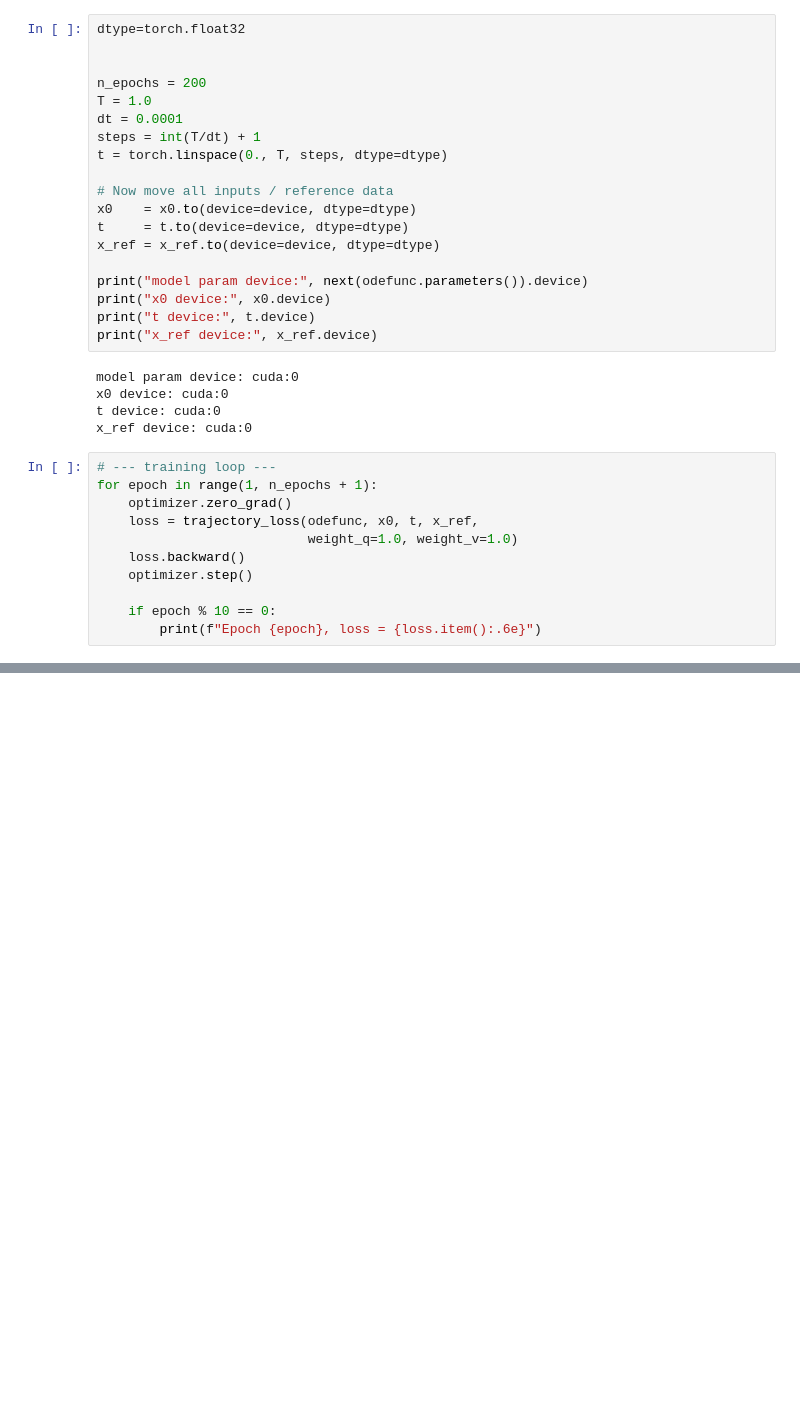
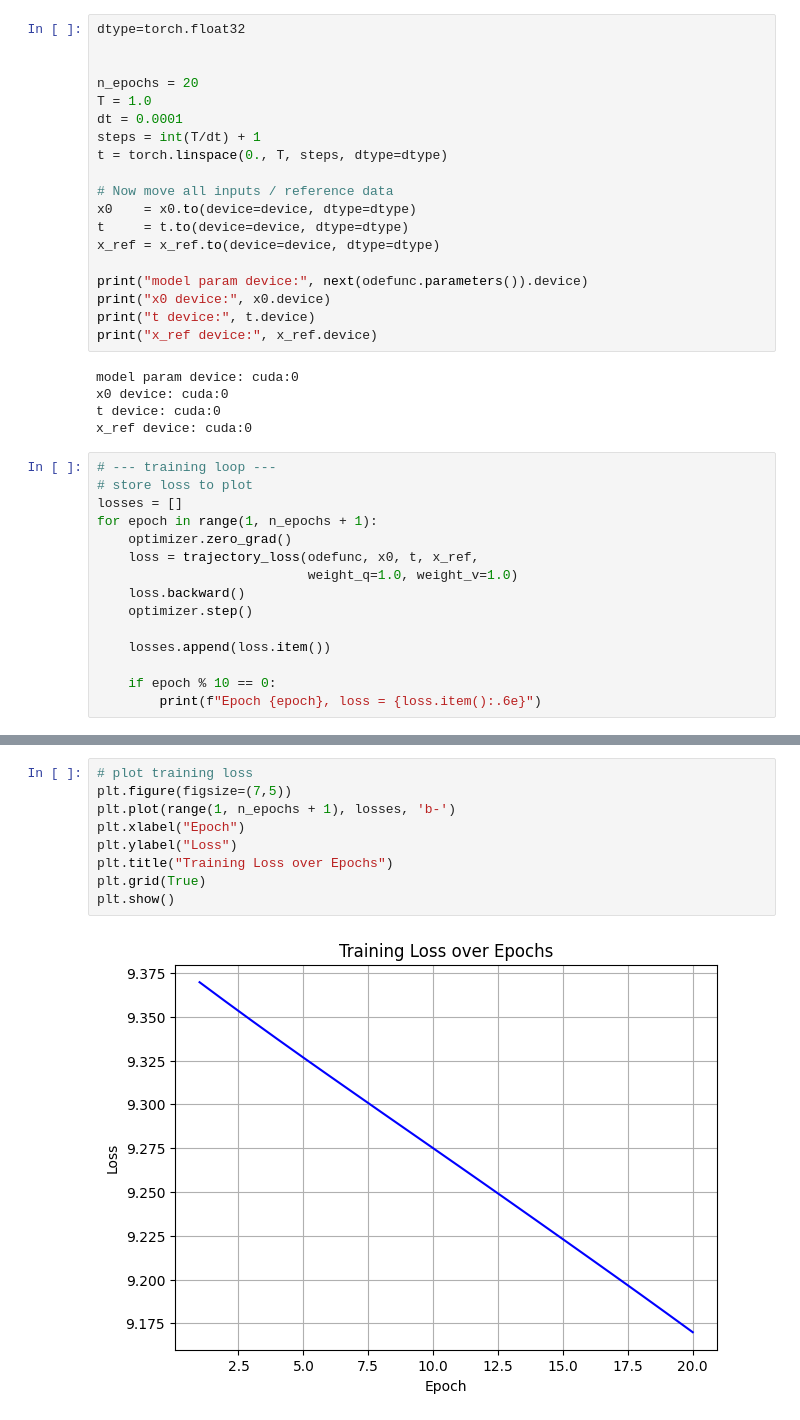
Before and after one commit to Radha-Lahoti/DiSMech-NN, a Jupyter notebook: learning.ipynb, the cells around one changed output, grey strips where cells are left out. Cells and saved outputs as stored; diff of their text form; blank space fills up the shorter version.

```diff
--- a/learning.ipynb
+++ b/learning.ipynb
@@ -279,7 +289,7 @@ def trajectory_loss(student, x0, t_eval, x_ref_traj, weight_q=1.0, weight_v=1.0)
 dtype=torch.float32
 
 
-n_epochs = 200
+n_epochs = 20
 T = 1.0
 dt = 0.0001
 steps = int(T/dt) + 1
@@ -301,6 +311,8 @@ t device: cuda:0
 x_ref device: cuda:0
 # %%
 # --- training loop ---
+# store loss to plot
+losses = []
 for epoch in range(1, n_epochs + 1):
     optimizer.zero_grad()
     loss = trajectory_loss(odefunc, x0, t, x_ref,
@@ -308,6 +320,8 @@ for epoch in range(1, n_epochs + 1):
     loss.backward()
     optimizer.step()
 
+    losses.append(loss.item())
+
     if epoch % 10 == 0:
         print(f"Epoch {epoch}, loss = {loss.item():.6e}")
 # %% [output]
@@ -416,0 +433,11 @@ plt.show()
+# %%
+# plot training loss
+plt.figure(figsize=(7,5))
+plt.plot(range(1, n_epochs + 1), losses, 'b-')
+plt.xlabel("Epoch")
+plt.ylabel("Loss")
+plt.title("Training Loss over Epochs")
+plt.grid(True)
+plt.show()
+# %% [output]
+[figure, added]
```
Also changed, not shown: parts of 9 cells of this notebook, 4 other files.
